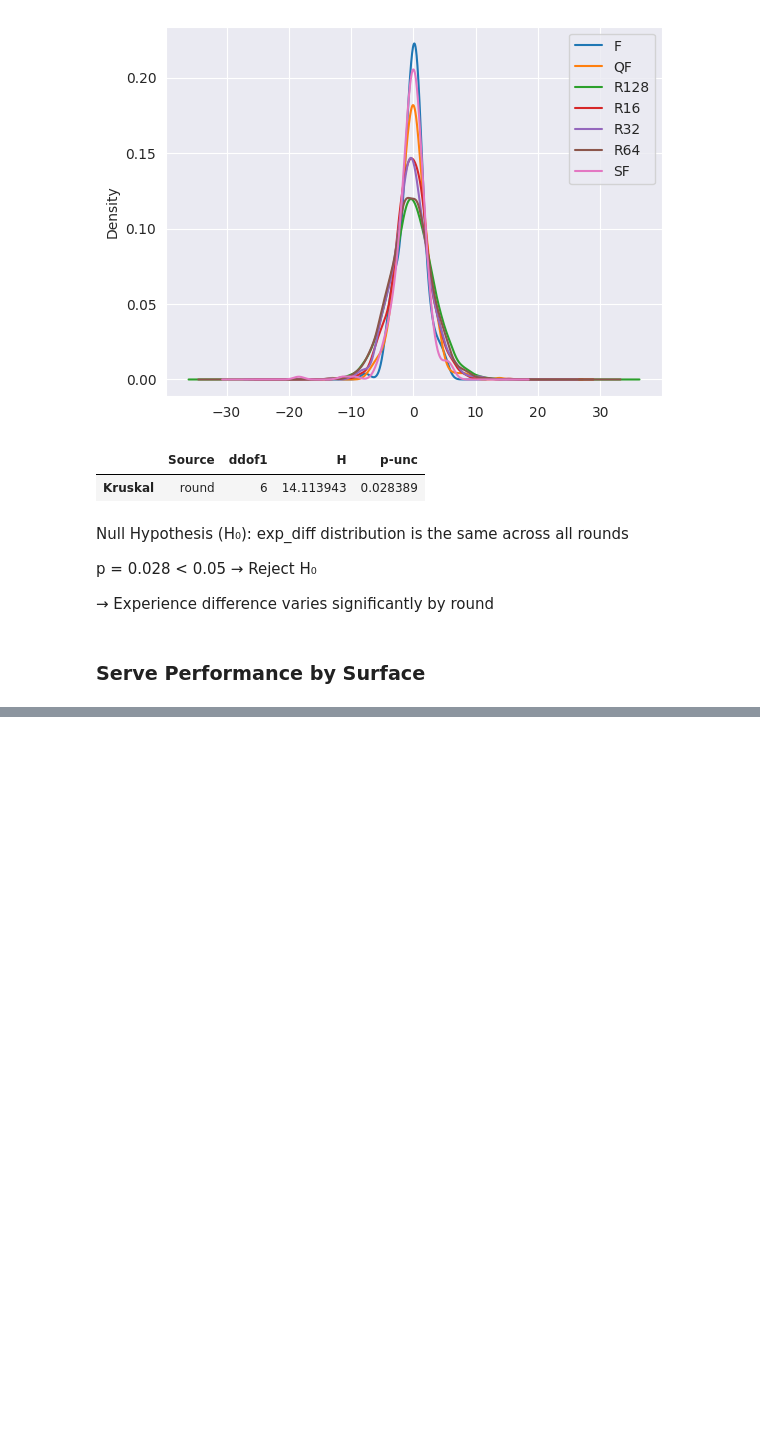
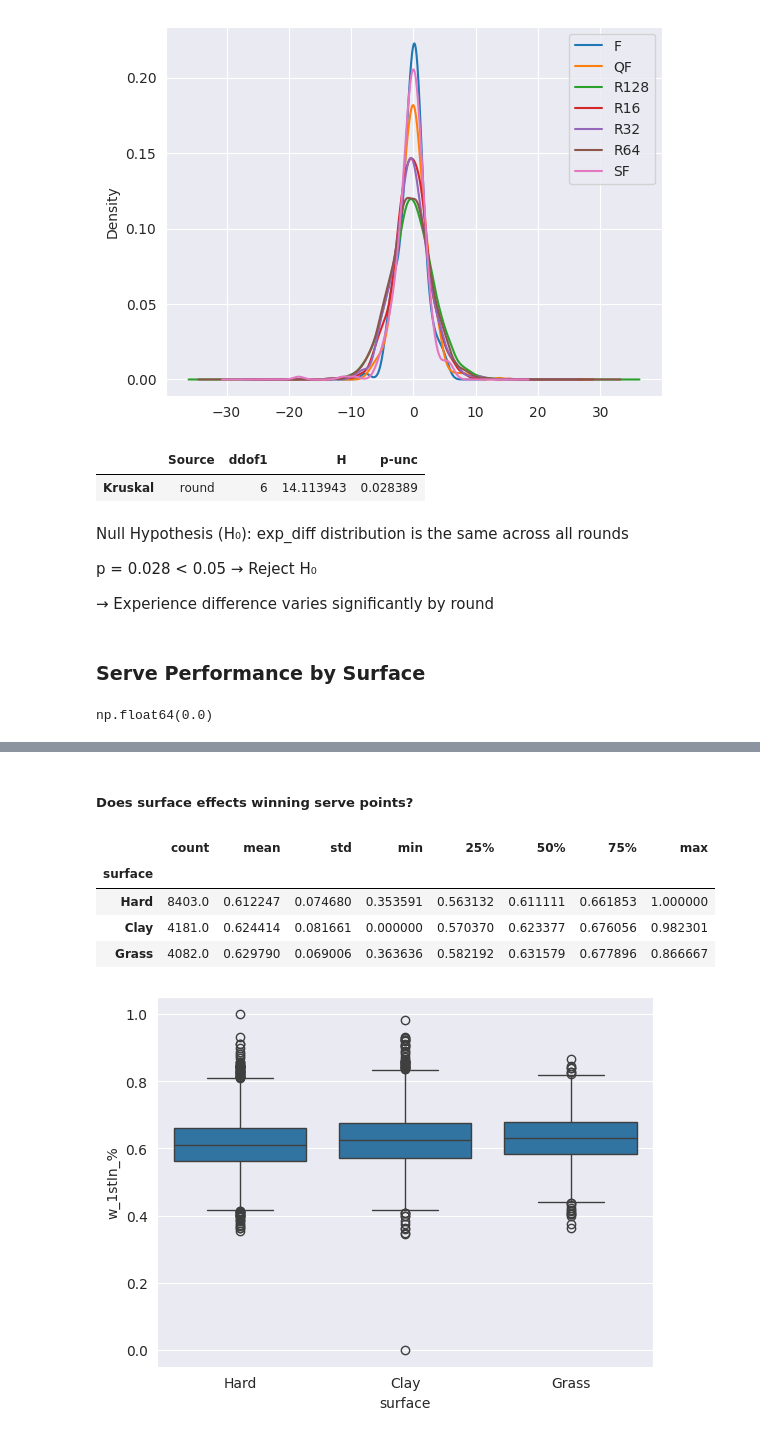
Before and after one commit to Tesserxt/ATP-Tennis, a Jupyter notebook: Notebooks/02_feature_engineering_eda.ipynb, the cells around one changed output, grey strips where cells are left out. Drawn from its saved outputs; the diff is of its cells as text; code cells hidden in the pictures; blank space fills up the shorter version.

Commit message:
Surface does affect winning 1stServerPt.

```diff
--- a/Notebooks/02_feature_engineering_eda.ipynb
+++ b/Notebooks/02_feature_engineering_eda.ipynb
@@ -280,6 +280,10 @@ p = 0.028 < 0.05 → Reject H₀
 → Experience difference varies significantly by round
 # %% [markdown]
 ### Serve Performance by Surface
+# %%
+(df['w_svpt'].replace(0, 1) - df['w_1stIn'].replace(0, 1)).min() # <-- thats causing data error
+# %% [output]
+np.float64(0.0)
 # %%
 gdf['w_1stIn_%'] = df['w_1stIn'] / df['w_svpt'].replace(0, 1)
 gdf['w_1stWon_%'] = df['w_1stWon'] / df['w_1stIn'].replace(0, 1)
@@ -292,3 +296,15 @@ gdf.head()
 | 2 | Hard | R128 | 101138 | Pat Cash | 101120 | Karel Novacek | -7.0 | -0.1 | -52.0 | ... |
 | 3 | Hard | R128 | 100870 | Christo Van Rensburg | 101256 | Mark Kratzmann | 7.0 | 3.6 | 23.0 | ... |
 | 4 | Hard | R128 | 101731 | Nuno Marques | 101416 | Joao Cunha Silva | 17.0 | -2.4 | 12.0 | ... |
+# %% [markdown]
+##### Does surface effects winning serve points?
+# %%
+sns.boxplot(x='surface', y='w_1stIn_%', data=gdf)
+gdf.groupby('surface')['w_1stIn_%'].describe().sort_values(by='count', ascending=False)
+# %% [output]
+|  | count | mean | std | min | 25% | 50% | 75% | max |
+| surface |  |  |  |  |  |  |  |  |
+| Hard | 8403.0 | 0.612247 | 0.074680 | 0.353591 | 0.563132 | 0.611111 | 0.661853 | 1.000000 |
+| Clay | 4181.0 | 0.624414 | 0.081661 | 0.000000 | 0.570370 | 0.623377 | 0.676056 | 0.982301 |
+| Grass | 4082.0 | 0.629790 | 0.069006 | 0.363636 | 0.582192 | 0.631579 | 0.677896 | 0.866667 |
+[figure, added]
```
Also changed, not shown: parts of 3 cells of this notebook.
